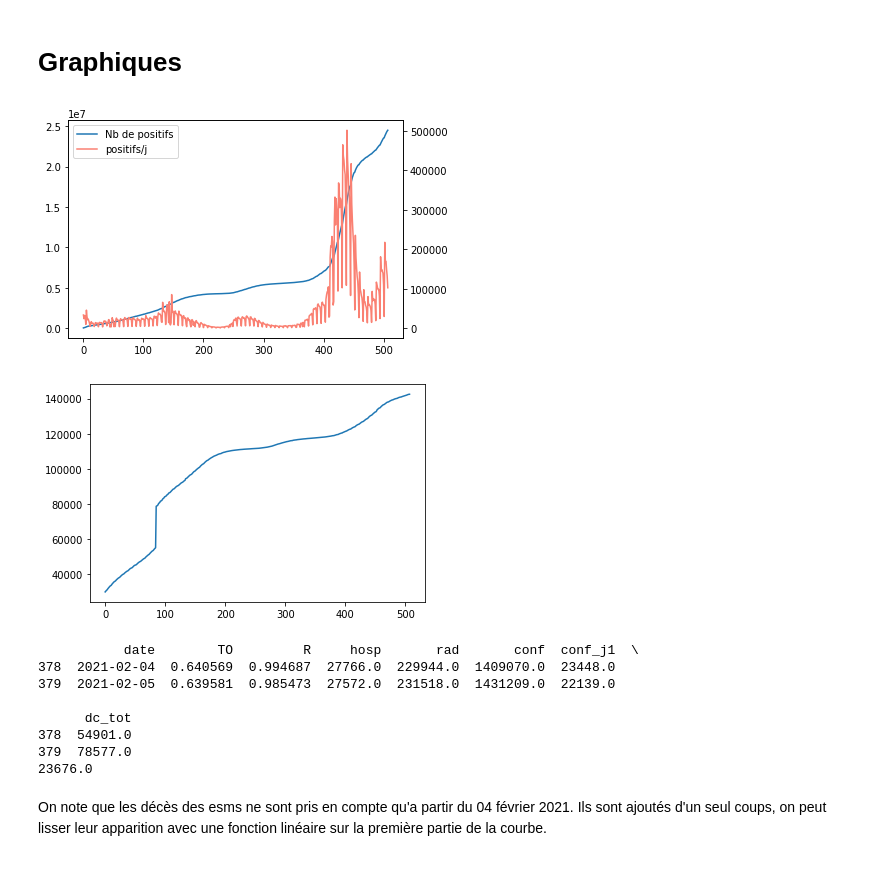
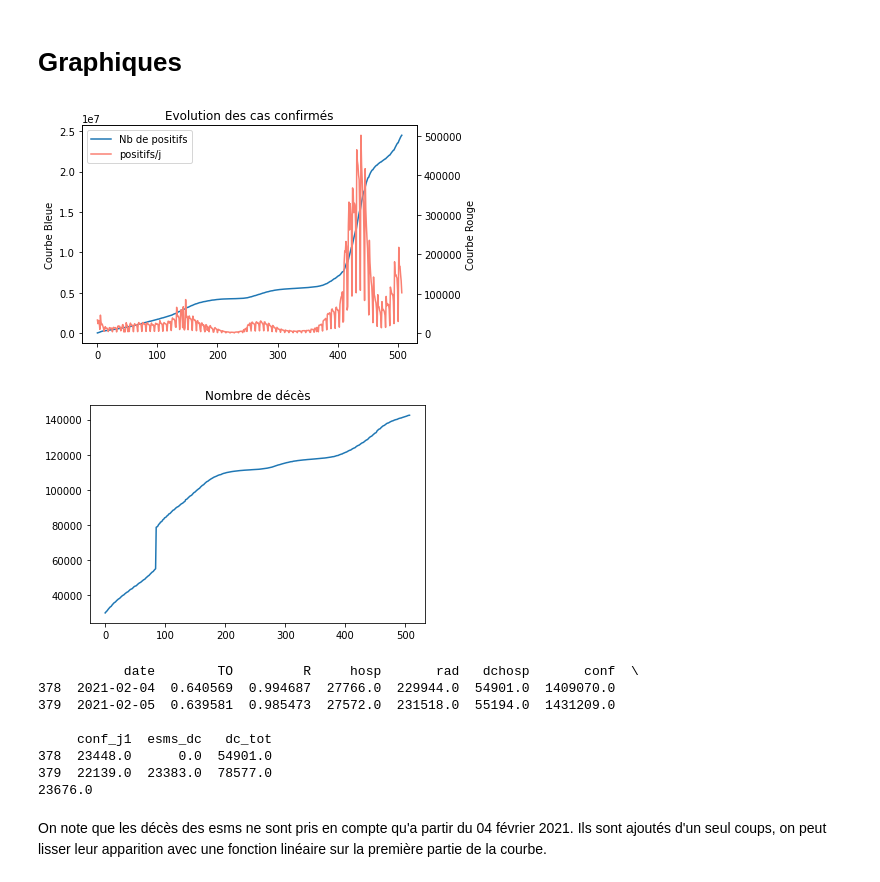
Before and after one commit to Louis-desc/Intelligence-artificielle, a Jupyter notebook: analyse.ipynb, the cells around one changed output. Saved outputs shown, nothing was run; the diff lists cells and outputs as text; code cells hidden in the pictures.

```diff
--- a/analyse.ipynb
+++ b/analyse.ipynb
@@ -71,26 +75,30 @@ On a maintenant une base de donnée utilisable pour un apprentissage.
 # %%
 fig, ax = plt.subplots()
 l1, = ax.plot(range(508), table['conf'])
+ax.set_ylabel("Courbe Bleue")
 axb = ax.twinx()
+axb.set_ylabel("Courbe Rouge")
 l2, = axb.plot(range(508),table['conf_j1'],color="salmon")
 plt.legend([l1,l2],['Nb de positifs','positifs/j'])
+ax.set_title("Evolution des cas confirmés")
 plt.show()
 # %% [output]
-[figure, old version]
+[figure, new version]
 # %%
 plt.plot(range(508),table['dc_tot'])
+plt.title("Nombre de décès")
 plt.show()
 print(table.loc[378:379])
 print(table['dc_tot'].loc[379]-table['dc_tot'].loc[378])
 # %% [output]
-[figure, old version]
+[figure, new version]
-           date        TO         R     hosp       rad       conf  conf_j1  \
-378  2021-02-04  0.640569  0.994687  27766.0  229944.0  1409070.0  23448.0
-379  2021-02-05  0.639581  0.985473  27572.0  231518.0  1431209.0  22139.0
+           date        TO         R     hosp       rad   dchosp       conf  \
+378  2021-02-04  0.640569  0.994687  27766.0  229944.0  54901.0  1409070.0
+379  2021-02-05  0.639581  0.985473  27572.0  231518.0  55194.0  1431209.0
 
-      dc_tot
-378  54901.0
-379  78577.0
+     conf_j1  esms_dc   dc_tot
+378  23448.0      0.0  54901.0
+379  22139.0  23383.0  78577.0
 23676.0
 # %% [markdown]
 On note que les décès des esms ne sont pris en compte qu'a partir du 04 février 2021. Ils sont ajoutés d'un seul coups, on peut lisser leur apparition avec une fonction linéaire sur la première partie de la courbe.
```
Also changed, not shown: parts of 6 cells of this notebook, 13 other files.
